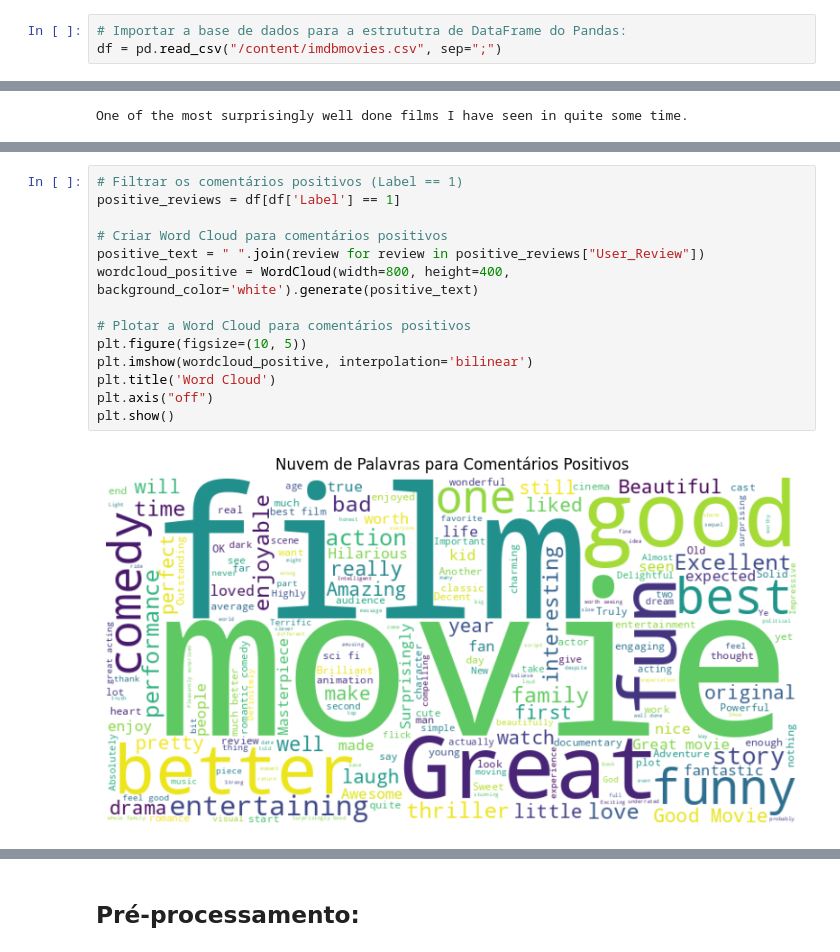
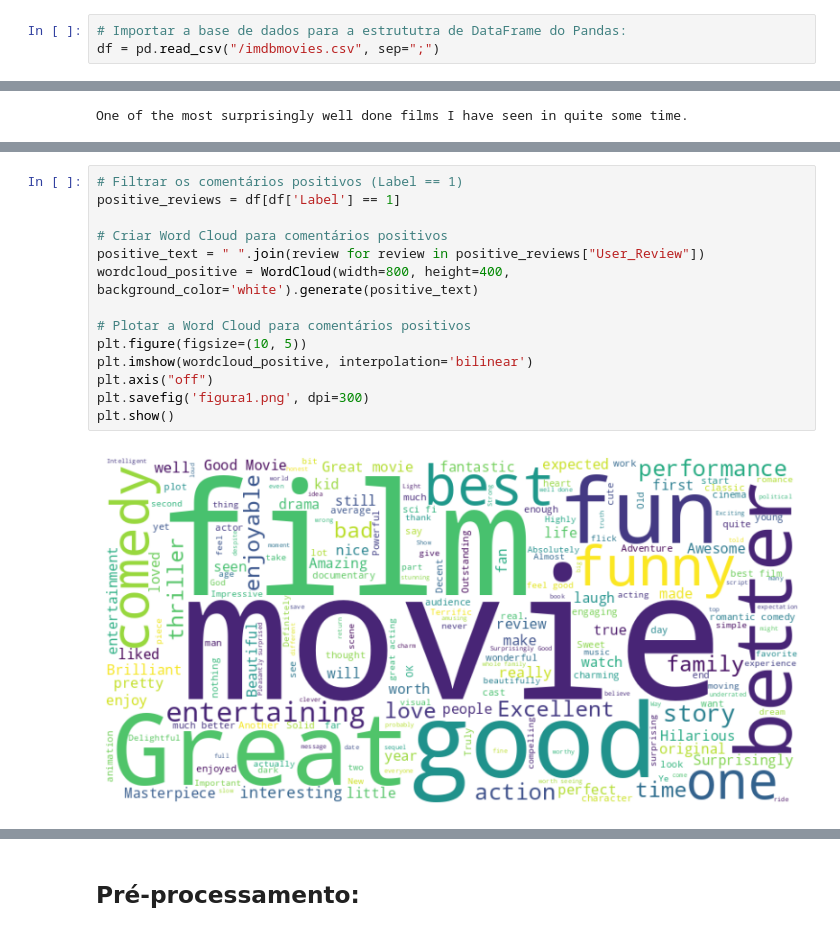
Before and after one commit to lucassribs/analise_sentimentos_em_filmes, a Jupyter notebook: Projeto_Aplicado_2.ipynb, the cells around one changed output, grey strips where cells are left out. Cells and saved outputs as stored; diff of their text form.

```diff
--- a/Projeto_Aplicado_2.ipynb
+++ b/Projeto_Aplicado_2.ipynb
@@ -49,7 +58,7 @@ Features:
 # Análise Exploratória:
 # %%
 # Importar a base de dados para a estrututra de DataFrame do Pandas:
-df = pd.read_csv("/content/imdbmovies.csv", sep=";")
+df = pd.read_csv("/imdbmovies.csv", sep=";")
 # %%
 # Utilizando o método head() do Pandas para retornar as 5 primeiras linhas do Dataframe:
 df.head()
@@ -176,19 +185,19 @@ plt.show()
 # %%
 # Filtrar os comentários positivos (Label == 1)
 positive_reviews = df[df['Label'] == 1]
 
 # Criar Word Cloud para comentários positivos
 positive_text = " ".join(review for review in positive_reviews["User_Review"])
 wordcloud_positive = WordCloud(width=800, height=400, background_color='white').generate(positive_text)
 
 # Plotar a Word Cloud para comentários positivos
 plt.figure(figsize=(10, 5))
 plt.imshow(wordcloud_positive, interpolation='bilinear')
-plt.title('Word Cloud')
 plt.axis("off")
+plt.savefig('figura1.png', dpi=300)
 plt.show()
 # %% [output]
-[figure, old version]
+[figure, new version]
 # %%
 # Filtrar os comentários negativos (Label == 0)
 negative_reviews = df[df['Label'] == 0]
```
Also changed, not shown: parts of 30 cells of this notebook.
